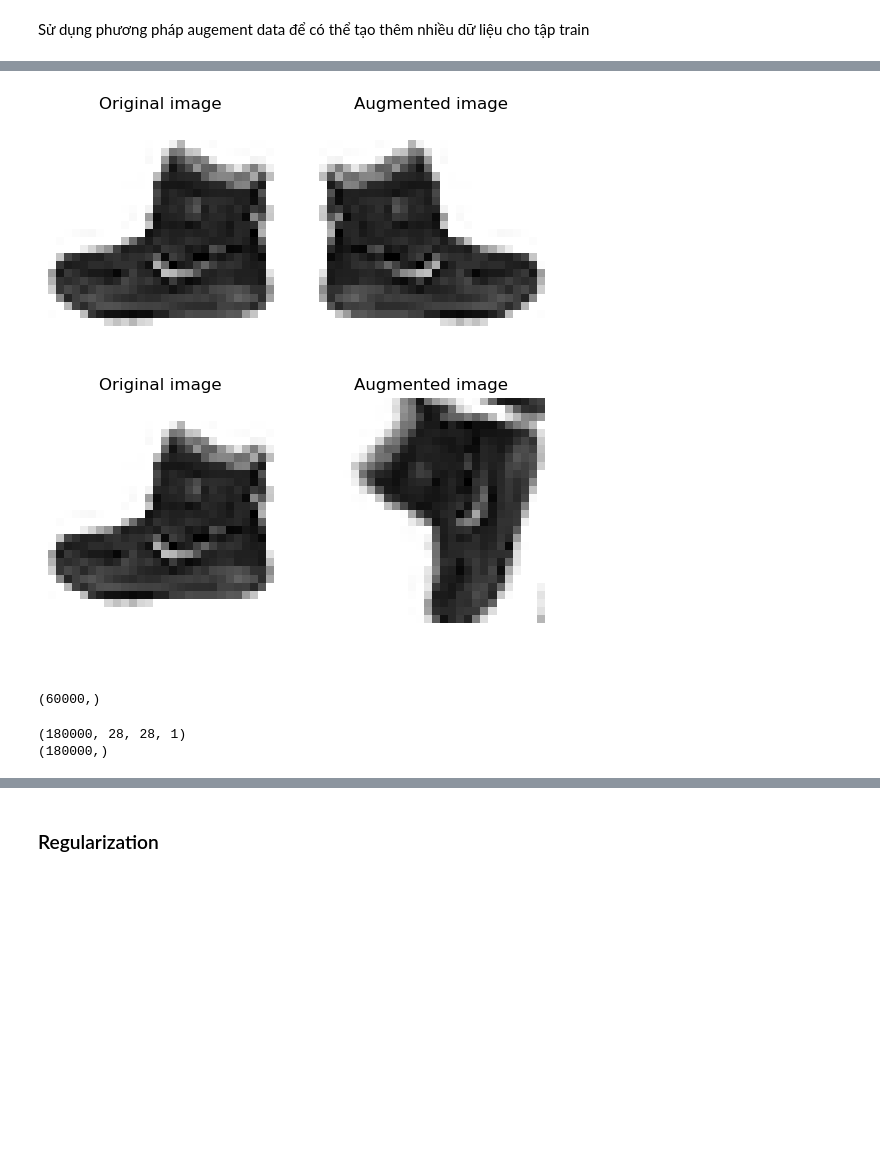
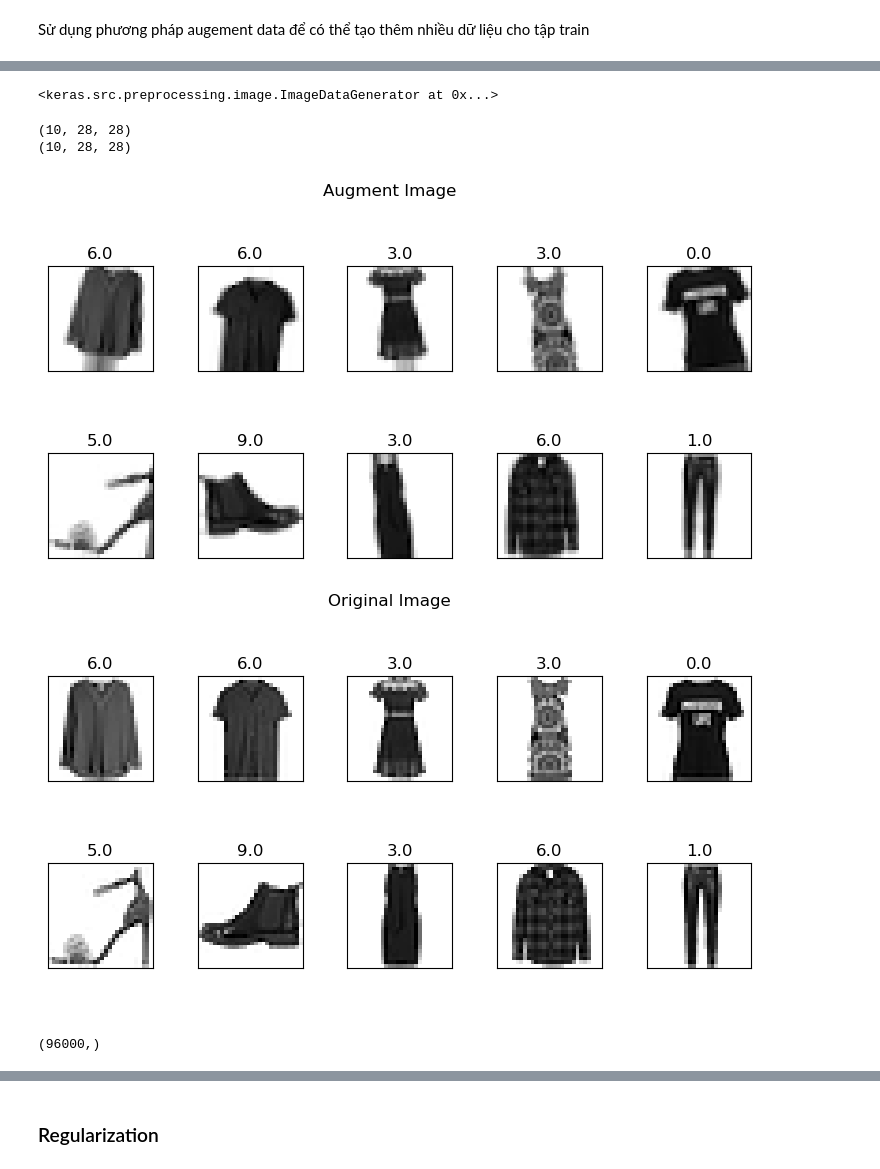
Before and after one commit to Dan3105/FashionMNIST, a Jupyter notebook: fashion_model.ipynb, the cells around one changed output, grey strips where cells are left out. Saved outputs shown, nothing was run; the diff lists cells and outputs as text; code cells hidden in the pictures; blank space fills up the shorter version.

```diff
--- a/fashion_model.ipynb
+++ b/fashion_model.ipynb
@@ -217,19 +205,26 @@ X_train_randomflip = rotater(X_train_augm)
-# %%
-visualize(X_train_augm[0], X_train_randomrotation[0])
-visualize(X_train_augm[0], X_train_randomflip[0])
-# %% [output]
-[figure, removed]
-[figure, removed]
+# %%
+data_generator = ImageDataGenerator(rotation_range=10, zoom_range=0.1,
+                                    width_shift_range=0.1,
+                                    height_shift_range=0.1,
+                                    horizontal_flip=True,
+                                    vertical_flip=False,
+                                    fill_mode='nearest', cval=0)
+# %%
+data_generator.fit(X_train_process)
+# %%
+batch = data_generator.flow(X_train_process, y_train_, seed=42, batch_size=128)
+batch.image_data_generator
+# %% [output]
+<keras.src.preprocessing.image.ImageDataGenerator at 0x...>
+# %%
+X_batch, y_batch = data_generator.flow(X_train_process, y_train_, batch_size=10, shuffle=False).next()
+# %%
+plot_image(X_batch[:10], y_batch[:10], 5, 'Augment Image')
+plot_image(X_train_process[:10], y_batch[:10], 5, 'Original Image')
+# %% [output]
+(10, 28, 28)
+(10, 28, 28)
+[figure, added]
+[figure, added]
 # %% [markdown]
 ####
-# %%
-X_train_process_v2 = np.concatenate((X_train_augm, X_train_randomrotation, X_train_randomflip))
-y_train_process_v2 = np.concatenate((y_train, y_train, y_train))
-# %% [output]
-(60000,)
-# %%
-print(X_train_process_v2.shape)
-print(y_train_process_v2.shape)
-# %% [output]
-(180000, 28, 28, 1)
-(180000,)
@@ -235,0 +233,9 @@ print(y_train_process_v2.shape)
+# %%
+X_augment_train = np.concatenate((X_augment, X_train_process), axis=0)
+y_augment_train = np.concatenate((y_augment, y_train_), axis=0)
+print(y_augment_train.shape)
+shuffle_indices = np.random.permutation(X_augment_train.shape[0])
+X_augment_train = X_augment_train[shuffle_indices]
+y_augment_train = y_augment_train[shuffle_indices]
+# %% [output]
+(96000,)
```
Also changed, not shown: parts of 30 cells of this notebook, 1 other file.
